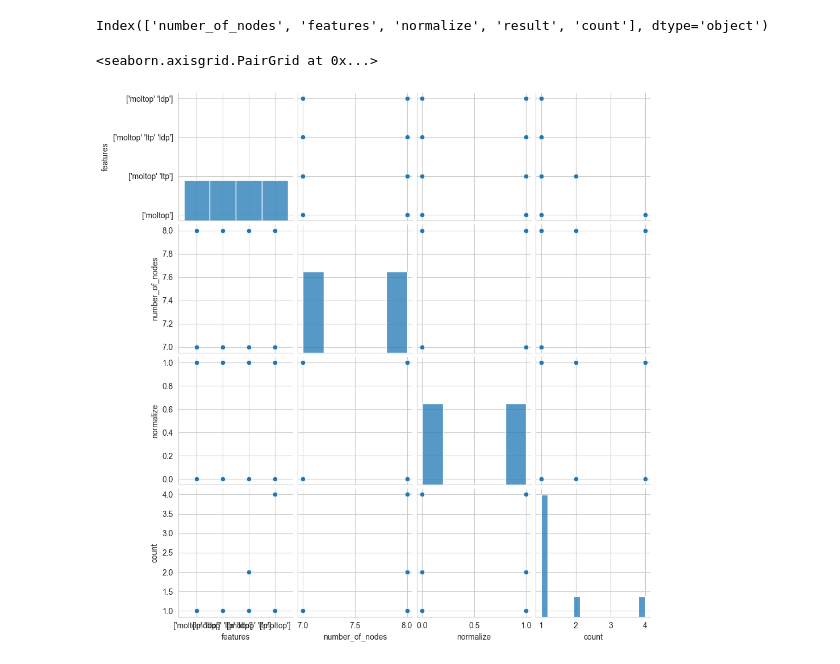
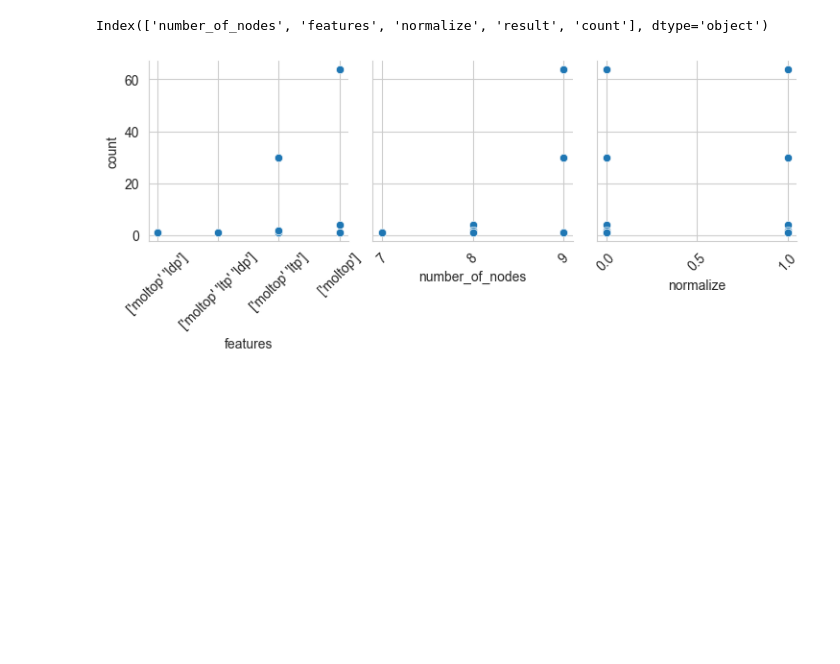
Before and after one commit to mnozkiewicz/Graph-Isomorphism, a Jupyter notebook: tests.ipynb, the cells around one changed output. Saved outputs shown, nothing was run; the diff lists cells and outputs as text; code cells hidden in the pictures; blank space fills up the shorter version.

Commit message:
tests on 7,8, and 9 nodes

```diff
--- a/tests.ipynb
+++ b/tests.ipynb
@@ -66,7 +66,14 @@ test_data.columns
 # %% [output]
 Index(['number_of_nodes', 'features', 'normalize', 'result', 'count'], dtype='object')
 # %%
-sns.pairplot(test_data.drop(columns=['result']), vars=['features', 'number_of_nodes', 'normalize', 'count'])
+
+g = sns.pairplot(test_data.drop(columns=['result']),
+             y_vars=['count'],
+             x_vars=['features', 'number_of_nodes', 'normalize'],
+             )
+
+for ax in g.axes.flatten():
+    for label in ax.get_xticklabels():
+        label.set_rotation(45)
 # %% [output]
-<seaborn.axisgrid.PairGrid at 0x...>
-[figure, old version]
+[figure, new version]
```
Also changed, not shown: parts of 3 cells of this notebook.
